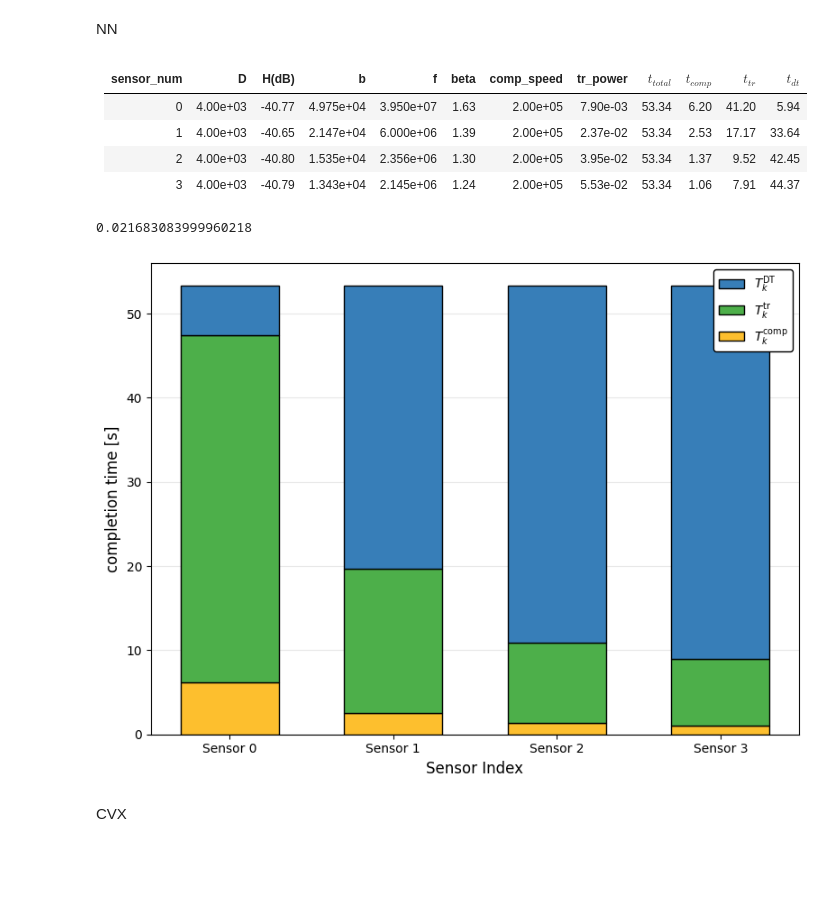
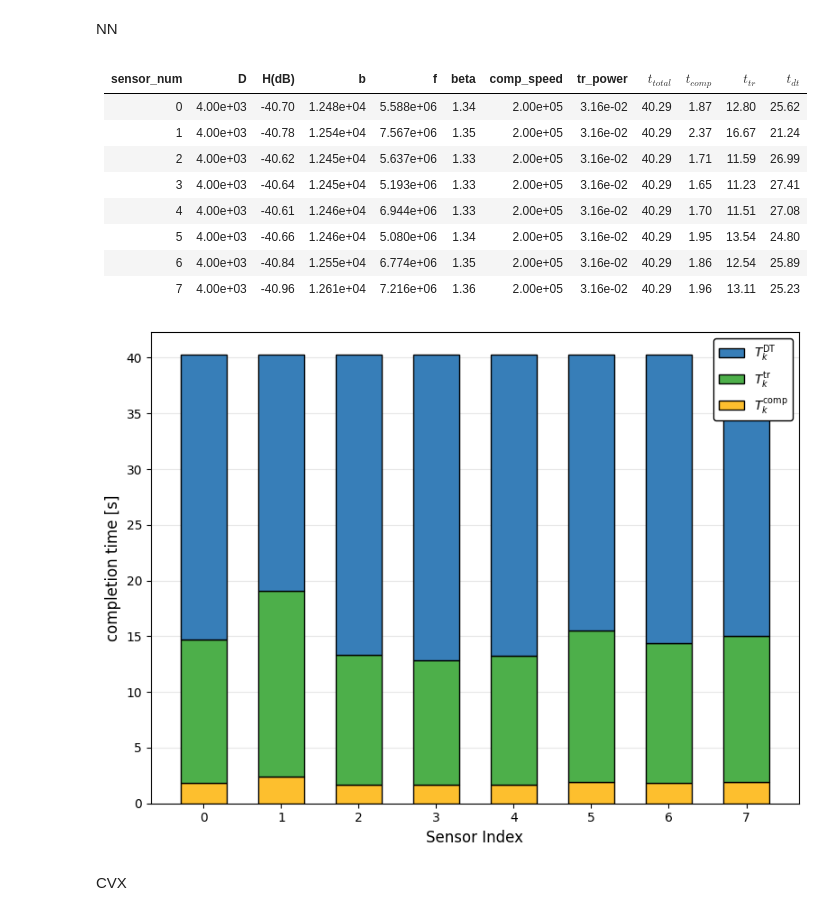
Before and after one commit to zycsss/Bachelor-Thesis, a Jupyter notebook: src/main.ipynb, the cells around one changed output. Drawn from its saved outputs; the diff is of its cells as text; code cells hidden in the pictures; blank space fills up the shorter version.

```diff
--- a/src/main.ipynb
+++ b/src/main.ipynb
@@ -39,16 +42,16 @@ set_seed()
 from DataUtil import generate_data_loader
 import Constants
 
-K = 4
+K = 8
 B_total = Constants.total_bandwidth
 C_DT_total = Constants.total_compute_speed
 
 train_loader, test_loader = generate_data_loader(
-    int(1e5),
-    K, 16e3,
+    int(1e4),
+    K, K * 4e3,
     comp_speed_range=[Constants.sensor_compression_speed/2, Constants.sensor_compression_speed*2],
     tr_power_range=[Constants.transmit_power/2, Constants.transmit_power*2],
-    beta_max=3.5
+    beta_max=Constants.beta_max
     )
 # %%
 from TrainingUtil import unsupervised_loss, train
@@ -60,8 +63,8 @@ import Constants as c
 model = Net(K, B_total, C_DT_total, c.beta_max)
 
 optimizer = Adam(model.parameters(), lr=0.01)
-scheduler = lr_scheduler.ReduceLROnPlateau(optimizer, mode='min', factor=1e-2, patience=3)
-early_stopper = EarlyStopping(patience=5, min_delta=0.1)
+scheduler = lr_scheduler.ReduceLROnPlateau(optimizer, mode='min', factor=0.5, patience=2)
+early_stopper = EarlyStopping(patience=4, min_delta=0.1)
 loss_fn = unsupervised_loss
 
 train(model, train_loader, test_loader, optimizer, scheduler, early_stopper, loss_fn, device, n_epoch=100)
@@ -152,9 +159,9 @@ au.print_avg(X_test.to('cpu'), b_cvx, f_cvx)
 # %% [markdown]
 ## Algorithm
 # %%
-from Algorithm import Algorithm
+from Problem import Problem
 
-uniform = np.ones((1,4))
+uniform = np.ones((1,K))
 benchmark = np.array([0.25, 0.75, 1.25, 1.75])
 
 rep = 100
@@ -162,30 +169,32 @@ rep = 100
 D = (uniform * 4e3 ).reshape(1, -1)
 D = np.repeat(D, rep, axis=0)
 
-H = du.generate_channel_gains(rep, 4).numpy()
+H = du.generate_channel_gains(rep, K).numpy()
 
 comp_speed = (uniform * Constants.sensor_compression_speed).reshape(1, -1).repeat(rep, axis=0)
 
-tr_power = (benchmark * Constants.transmit_power).reshape(1, -1).repeat(rep, axis=0)
+tr_power = (uniform * Constants.transmit_power).reshape(1, -1).repeat(rep, axis=0)
 
-algo = Algorithm(D, H, comp_speed, tr_power)
+algo = Problem(D, H, comp_speed, tr_power)
 # %% [markdown]
 NN
 # %%
 algo.optimize(model, max_iters=100)
 
 algo.print_avg()
 algo.plot()
-algo.time_used
 # %% [output]
 |   sensor_num |        D |   H(dB) |         b |         f |   beta |   comp_speed |   tr_power |   $t_{total}$ |   $t_{comp}$ |   $t_{tr}$ |   $t_{dt}$ |
 |-------------:|---------:|--------:|----------:|----------:|-------:|-------------:|-----------:|--------------:|-------------:|-----------:|-----------:|
-|            0 | 4.00e+03 |  -40.77 | 4.975e+04 | 3.950e+07 |   1.63 |     2.00e+05 |   7.90e-03 |         53.34 |         6.20 |      41.20 |       5.94 |
-|            1 | 4.00e+03 |  -40.65 | 2.147e+04 | 6.000e+06 |   1.39 |     2.00e+05 |   2.37e-02 |         53.34 |         2.53 |      17.17 |      33.64 |
-|            2 | 4.00e+03 |  -40.80 | 1.535e+04 | 2.356e+06 |   1.30 |     2.00e+05 |   3.95e-02 |         53.34 |         1.37 |       9.52 |      42.45 |
-|            3 | 4.00e+03 |  -40.79 | 1.343e+04 | 2.145e+06 |   1.24 |     2.00e+05 |   5.53e-02 |         53.34 |         1.06 |       7.91 |      44.37 |
+|            0 | 4.00e+03 |  -40.70 | 1.248e+04 | 5.588e+06 |   1.34 |     2.00e+05 |   3.16e-02 |         40.29 |         1.87 |      12.80 |      25.62 |
+|            1 | 4.00e+03 |  -40.78 | 1.254e+04 | 7.567e+06 |   1.35 |     2.00e+05 |   3.16e-02 |         40.29 |         2.37 |      16.67 |      21.24 |
+|            2 | 4.00e+03 |  -40.62 | 1.245e+04 | 5.637e+06 |   1.33 |     2.00e+05 |   3.16e-02 |         40.29 |         1.71 |      11.59 |      26.99 |
+|            3 | 4.00e+03 |  -40.64 | 1.245e+04 | 5.193e+06 |   1.33 |     2.00e+05 |   3.16e-02 |         40.29 |         1.65 |      11.23 |      27.41 |
+|            4 | 4.00e+03 |  -40.61 | 1.246e+04 | 6.944e+06 |   1.33 |     2.00e+05 |   3.16e-02 |         40.29 |         1.70 |      11.51 |      27.08 |
+|            5 | 4.00e+03 |  -40.66 | 1.246e+04 | 5.080e+06 |   1.34 |     2.00e+05 |   3.16e-02 |         40.29 |         1.95 |      13.54 |      24.80 |
+|            6 | 4.00e+03 |  -40.84 | 1.255e+04 | 6.774e+06 |   1.35 |     2.00e+05 |   3.16e-02 |         40.29 |         1.86 |      12.54 |      25.89 |
+|            7 | 4.00e+03 |  -40.96 | 1.261e+04 | 7.216e+06 |   1.36 |     2.00e+05 |   3.16e-02 |         40.29 |         1.96 |      13.11 |      25.23 |
-0.021683083999960218
-[figure, old version]
+[figure, new version]
 # %% [markdown]
 CVX
 # %%
```
Also changed, not shown: parts of 8 cells of this notebook, 17 other files.
